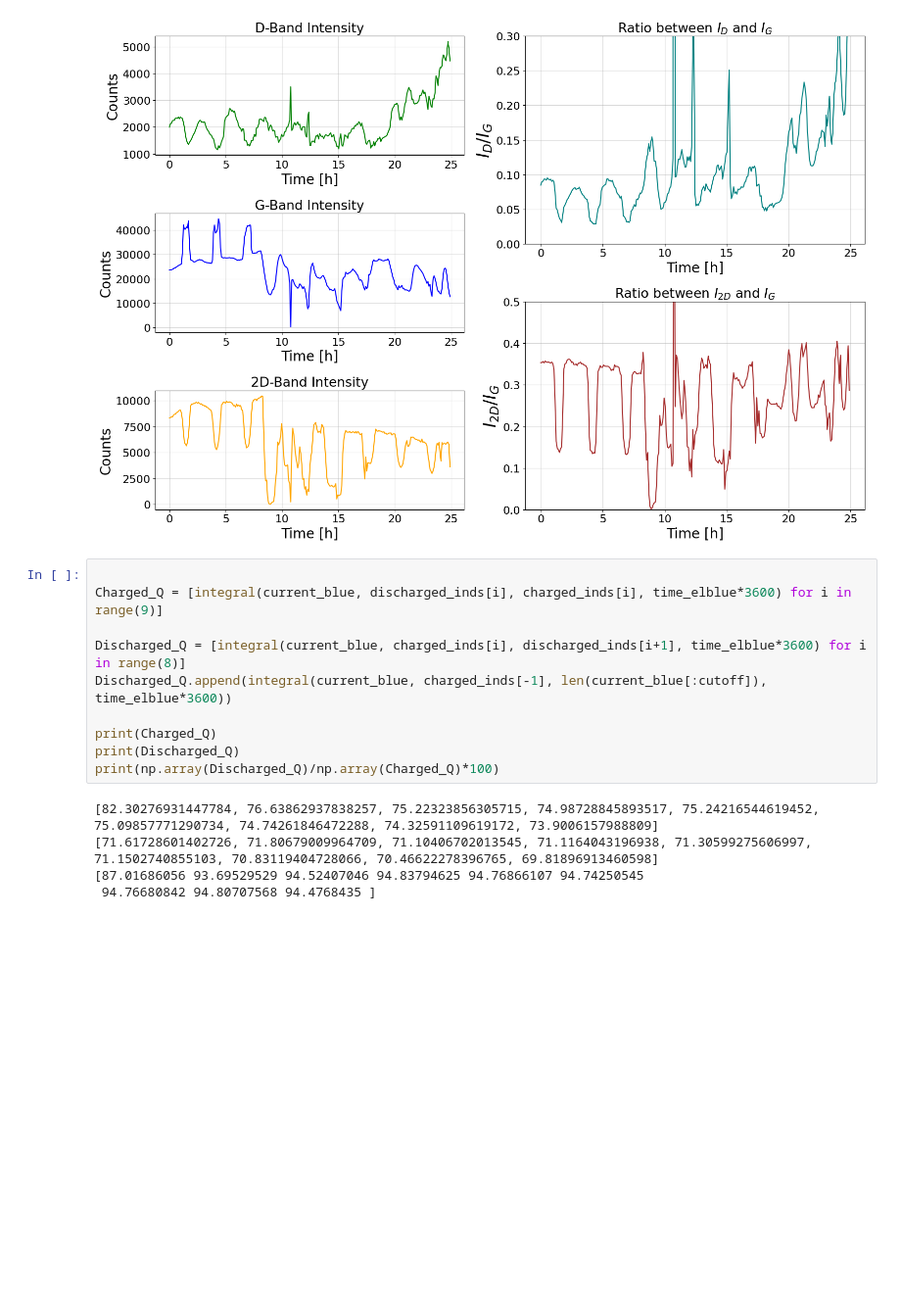
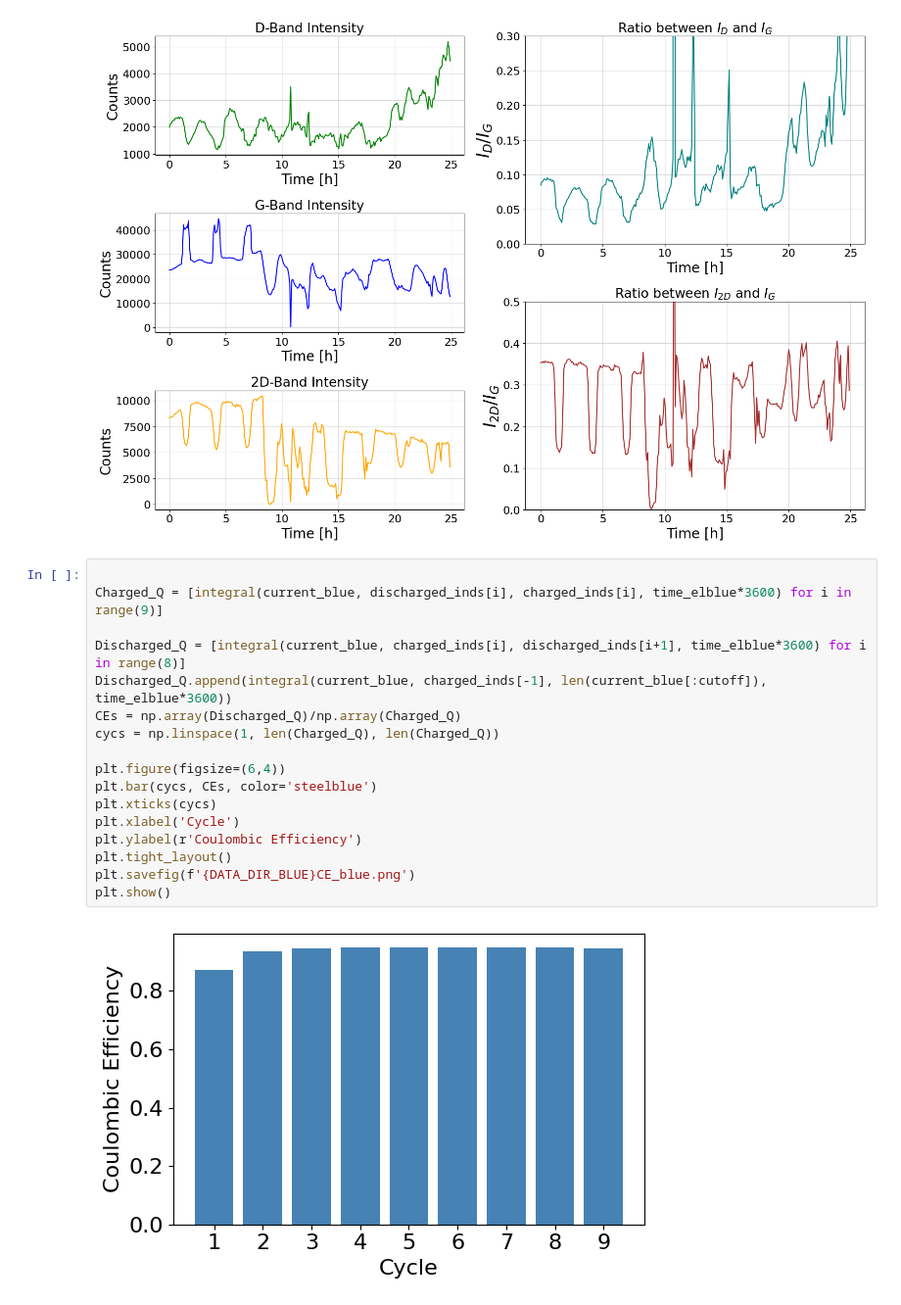
Before and after one commit to KelmendMuriqi/Raman-Spectroscopy, a Jupyter notebook: DataAnalysis.ipynb, the cells around one changed output. Shown at 98% size. Saved outputs shown, nothing was run; the diff lists cells and outputs as text; blank space fills up the shorter version.

```diff
--- a/DataAnalysis.ipynb
+++ b/DataAnalysis.ipynb
@@ -528,15 +533,19 @@ plt.show()
 # %%
 
 Charged_Q = [integral(current_blue, discharged_inds[i], charged_inds[i], time_elblue*3600) for i in range(9)]
 
 Discharged_Q = [integral(current_blue, charged_inds[i], discharged_inds[i+1], time_elblue*3600) for i in range(8)]
 Discharged_Q.append(integral(current_blue, charged_inds[-1], len(current_blue[:cutoff]), time_elblue*3600))
+CEs = np.array(Discharged_Q)/np.array(Charged_Q)
+cycs = np.linspace(1, len(Charged_Q), len(Charged_Q))
 
-print(Charged_Q)
-print(Discharged_Q)
-print(np.array(Discharged_Q)/np.array(Charged_Q)*100)
+plt.figure(figsize=(6,4))
+plt.bar(cycs, CEs, color='steelblue')
+plt.xticks(cycs)
+plt.xlabel('Cycle')
+plt.ylabel(r'Coulombic Efficiency')
+plt.tight_layout()
+plt.savefig(f'{DATA_DIR_BLUE}CE_blue.png')
+plt.show()
 # %% [output]
-[82.30276931447784, 76.63862937838257, 75.22323856305715, 74.98728845893517, 75.24216544619452, 75.09857771290734, 74.74261846472288, 74.32591109619172, 73.9006157988809]
-[71.61728601402726, 71.80679009964709, 71.10406702013545, 71.1164043196938, 71.30599275606997, 71.1502740855103, 70.83119404728066, 70.46622278396765, 69.81896913460598]
-[87.01686056 93.69529529 94.52407046 94.83794625 94.76866107 94.74250545
- 94.76680842 94.80707568 94.4768435 ]
+[figure, added]
```
Also changed, not shown: parts of 2 cells of this notebook.
